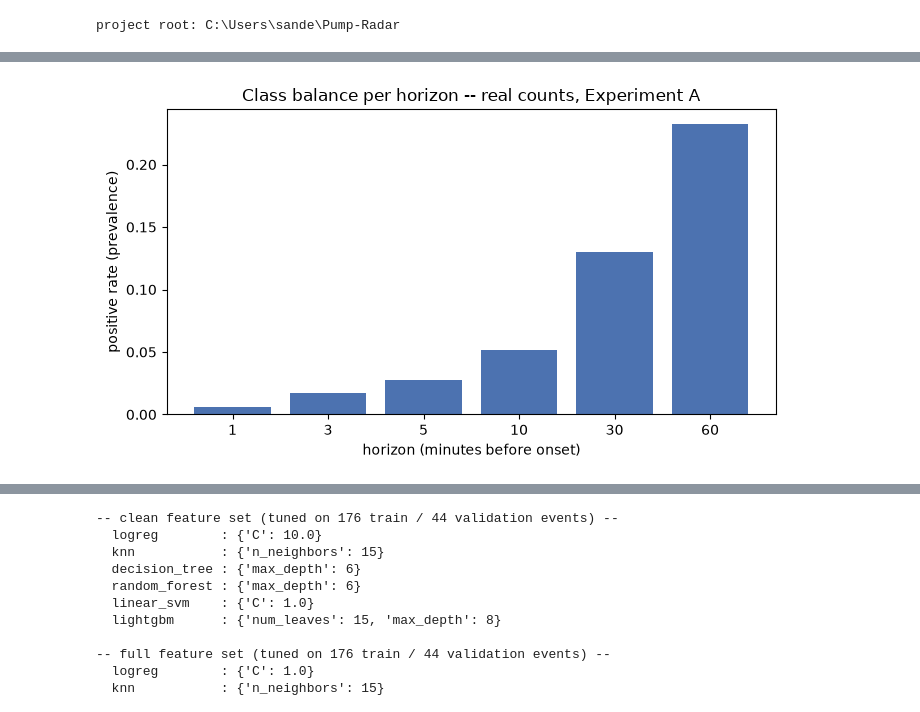
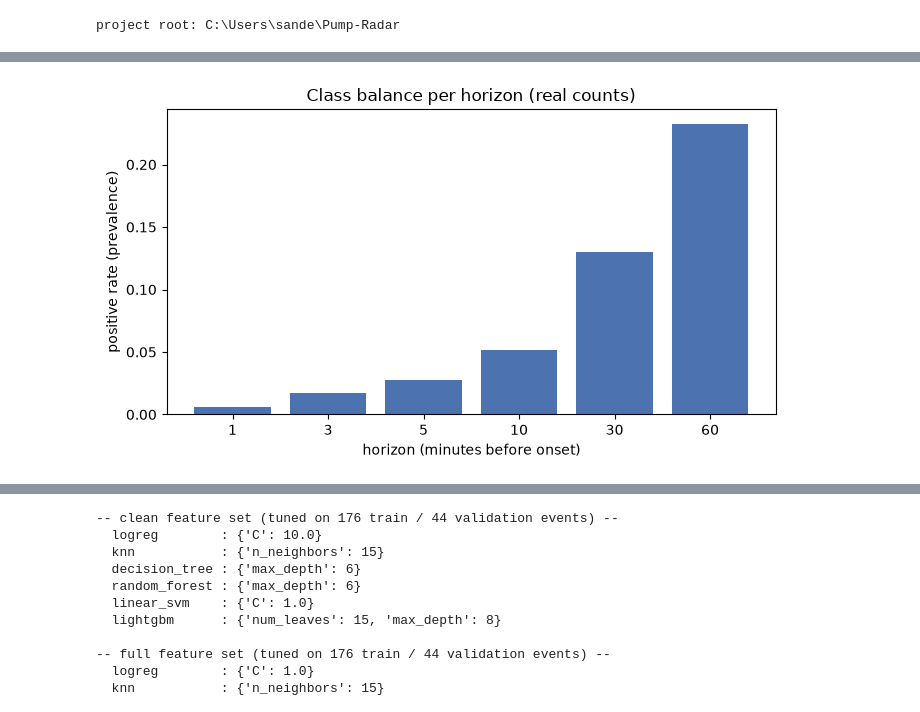
Before and after one commit to aveek-b/Pump-Radar, a Jupyter notebook: notebooks/KD_pumpradar_complete.ipynb, the cells around one changed output, grey strips where cells are left out. Cells and saved outputs as stored; diff of their text form; code cells hidden in the pictures.

```diff
--- a/notebooks/KD_pumpradar_complete.ipynb
+++ b/notebooks/KD_pumpradar_complete.ipynb
@@ -28,18 +35,31 @@ collaboration rules (one feature/training implementation, read everywhere else).
 # %%
+# Standard imports: json/Path for loading saved results, pandas for tables,
+# matplotlib for charts. We also add the project's `src/` folder to the
+# Python path so we can import our own `pumpradar` package.
 import json
 import sys
 from pathlib import Path
 
 import matplotlib.pyplot as plt
+import numpy as np
 import pandas as pd
 
 PROJECT_ROOT = Path.cwd().parent if Path.cwd().name == "notebooks" else Path.cwd()
 sys.path.insert(0, str(PROJECT_ROOT / "src"))
 
-from pumpradar import exp_a, splits
+from pumpradar import exp_a, splits  # our own training/evaluation code
 
 pd.set_option("display.width", 120)
 pd.set_option("display.max_columns", 20)
+
+# A consistent color palette used in every chart below, so the notebook
+# reads as one connected story instead of six different plotting styles.
+PALETTE = {
+    "honest": "#4C72B0",   # blue  -- the trustworthy, leakage-safe split
+    "random": "#DD8452",   # orange -- the naive split, shown for contrast
+    "accent": "#55A868",   # green -- used for single-series highlight charts
+}
+
 print(f"project root: {PROJECT_ROOT}")
 # %% [output]
 project root: C:\Users\sande\Pump-Radar
@@ -109,13 +280,13 @@ positives per horizon (count, prevalence):
 # %%
 fig, ax = plt.subplots(figsize=(7, 4))
 horizons = list(exp_a.HORIZONS_MIN)
 prevalence = [summary["positives_per_horizon"][f"y_{h}"] / summary["n_rows"] for h in horizons]
-ax.bar([str(h) for h in horizons], prevalence, color="#4C72B0")
+ax.bar([str(h) for h in horizons], prevalence, color=PALETTE["honest"])
 ax.set_xlabel("horizon (minutes before onset)")
 ax.set_ylabel("positive rate (prevalence)")
-ax.set_title("Class balance per horizon -- real counts, Experiment A")
+ax.set_title("Class balance per horizon (real counts)")
 plt.tight_layout()
 plt.savefig(PROJECT_ROOT / "results" / "figures" / "prevalence_by_horizon.png", dpi=120)
 plt.show()
 # %% [output]
-[figure, old version]
+[figure, new version]
```
Also changed, not shown: parts of 66 cells of this notebook, 3 other files.
